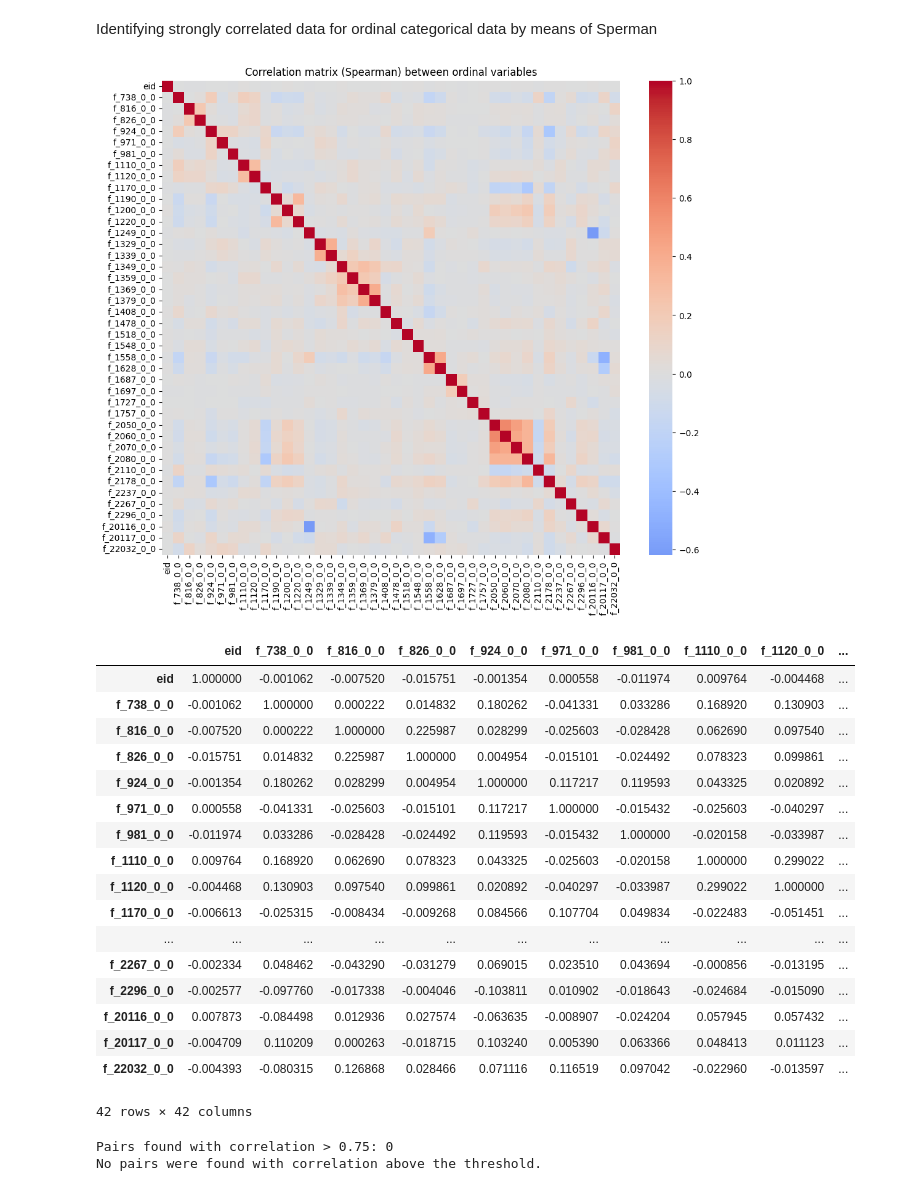
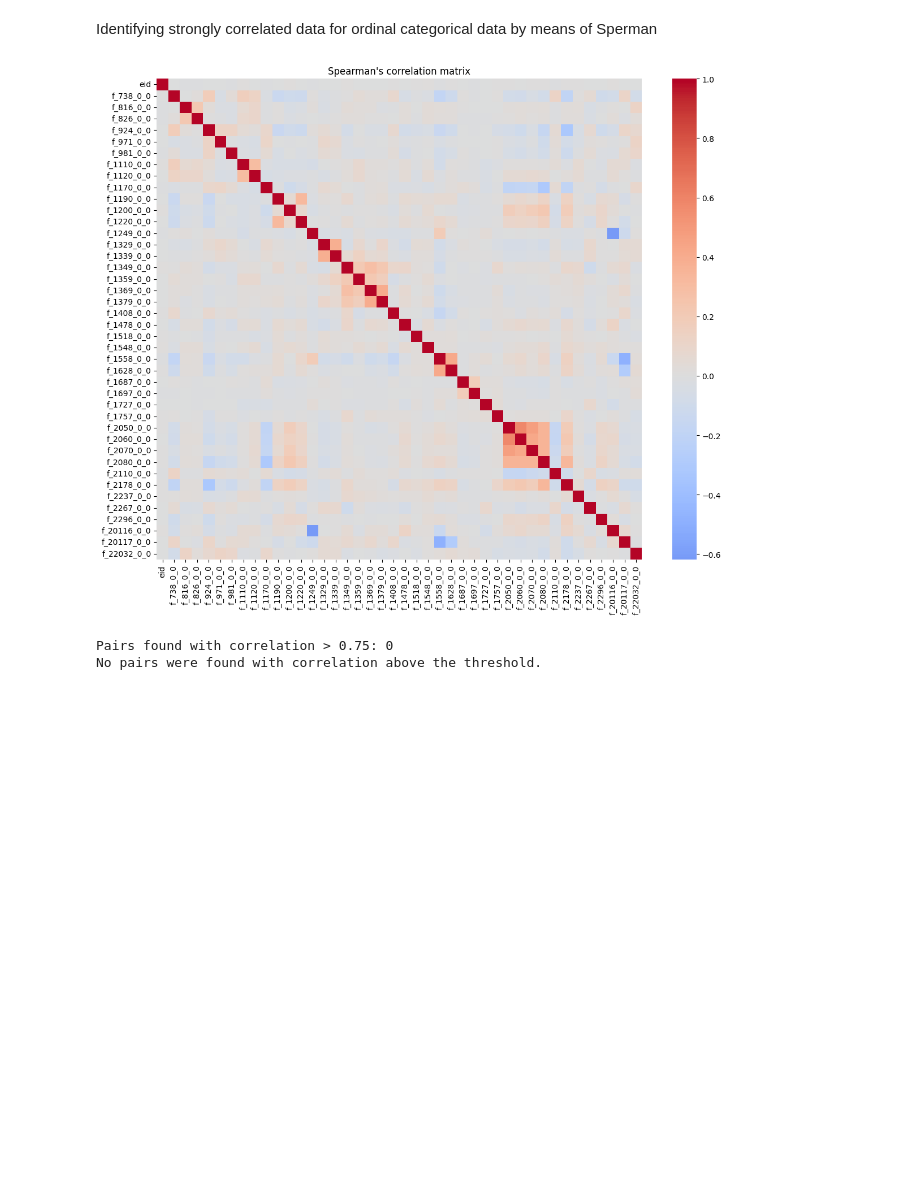
Before and after one commit to fsalamancar/Horizontal_UKB, a Jupyter notebook: touchscreen/touchscreen.ipynb, the cells around one changed output. Saved outputs shown, nothing was run; the diff lists cells and outputs as text; code cells hidden in the pictures; blank space fills up the shorter version.

```diff
--- a/touchscreen/touchscreen.ipynb
+++ b/touchscreen/touchscreen.ipynb
@@ -807,25 +810,7 @@ Identifying strongly correlated data for ordinal categorical data by means of Sp
 # %%
 corr_matrix = correlation_matrix_spearman(categorical_simple_ordinal_df)
 
-visualizate_correlation_matrix_spearman(corr_matrix)
+visualize_correlation_matrix(corr_matrix, title="Spearman's correlation matrix", center=0)
 # %% [output]
-[figure, old version]
+[figure, new version]
-|  | eid | f_738_0_0 | f_816_0_0 | f_826_0_0 | f_924_0_0 | f_971_0_0 | f_981_0_0 | f_1110_0_0 | f_1120_0_0 | ... |
-| eid | 1.000000 | -0.001062 | -0.007520 | -0.015751 | -0.001354 | 0.000558 | -0.011974 | 0.009764 | -0.004468 | ... |
-| f_738_0_0 | -0.001062 | 1.000000 | 0.000222 | 0.014832 | 0.180262 | -0.041331 | 0.033286 | 0.168920 | 0.130903 | ... |
-| f_816_0_0 | -0.007520 | 0.000222 | 1.000000 | 0.225987 | 0.028299 | -0.025603 | -0.028428 | 0.062690 | 0.097540 | ... |
-| f_826_0_0 | -0.015751 | 0.014832 | 0.225987 | 1.000000 | 0.004954 | -0.015101 | -0.024492 | 0.078323 | 0.099861 | ... |
-| f_924_0_0 | -0.001354 | 0.180262 | 0.028299 | 0.004954 | 1.000000 | 0.117217 | 0.119593 | 0.043325 | 0.020892 | ... |
-| f_971_0_0 | 0.000558 | -0.041331 | -0.025603 | -0.015101 | 0.117217 | 1.000000 | -0.015432 | -0.025603 | -0.040297 | ... |
-| f_981_0_0 | -0.011974 | 0.033286 | -0.028428 | -0.024492 | 0.119593 | -0.015432 | 1.000000 | -0.020158 | -0.033987 | ... |
-| f_1110_0_0 | 0.009764 | 0.168920 | 0.062690 | 0.078323 | 0.043325 | -0.025603 | -0.020158 | 1.000000 | 0.299022 | ... |
-| f_1120_0_0 | -0.004468 | 0.130903 | 0.097540 | 0.099861 | 0.020892 | -0.040297 | -0.033987 | 0.299022 | 1.000000 | ... |
-| f_1170_0_0 | -0.006613 | -0.025315 | -0.008434 | -0.009268 | 0.084566 | 0.107704 | 0.049834 | -0.022483 | -0.051451 | ... |
-| ... | ... | ... | ... | ... | ... | ... | ... | ... | ... | ... |
-| f_2267_0_0 | -0.002334 | 0.048462 | -0.043290 | -0.031279 | 0.069015 | 0.023510 | 0.043694 | -0.000856 | -0.013195 | ... |
-| f_2296_0_0 | -0.002577 | -0.097760 | -0.017338 | -0.004046 | -0.103811 | 0.010902 | -0.018643 | -0.024684 | -0.015090 | ... |
-| f_20116_0_0 | 0.007873 | -0.084498 | 0.012936 | 0.027574 | -0.063635 | -0.008907 | -0.024204 | 0.057945 | 0.057432 | ... |
-| f_20117_0_0 | -0.004709 | 0.110209 | 0.000263 | -0.018715 | 0.103240 | 0.005390 | 0.063366 | 0.048413 | 0.011123 | ... |
-| f_22032_0_0 | -0.004393 | -0.080315 | 0.126868 | 0.028466 | 0.071116 | 0.116519 | 0.097042 | -0.022960 | -0.013597 | ... |
-42 rows × 42 columns
 # %%
```
Also changed, not shown: parts of 41 cells of this notebook, 5 other files.
